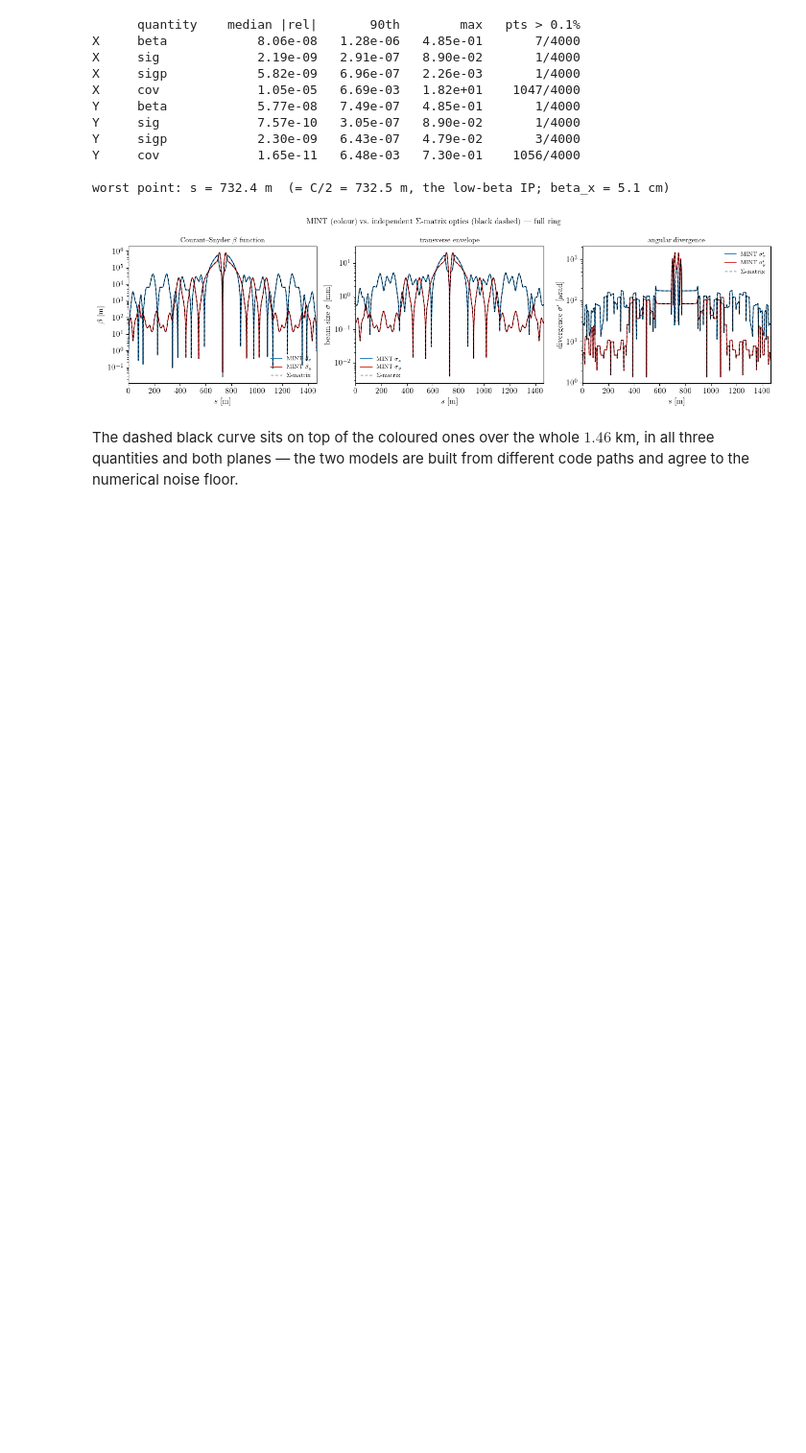
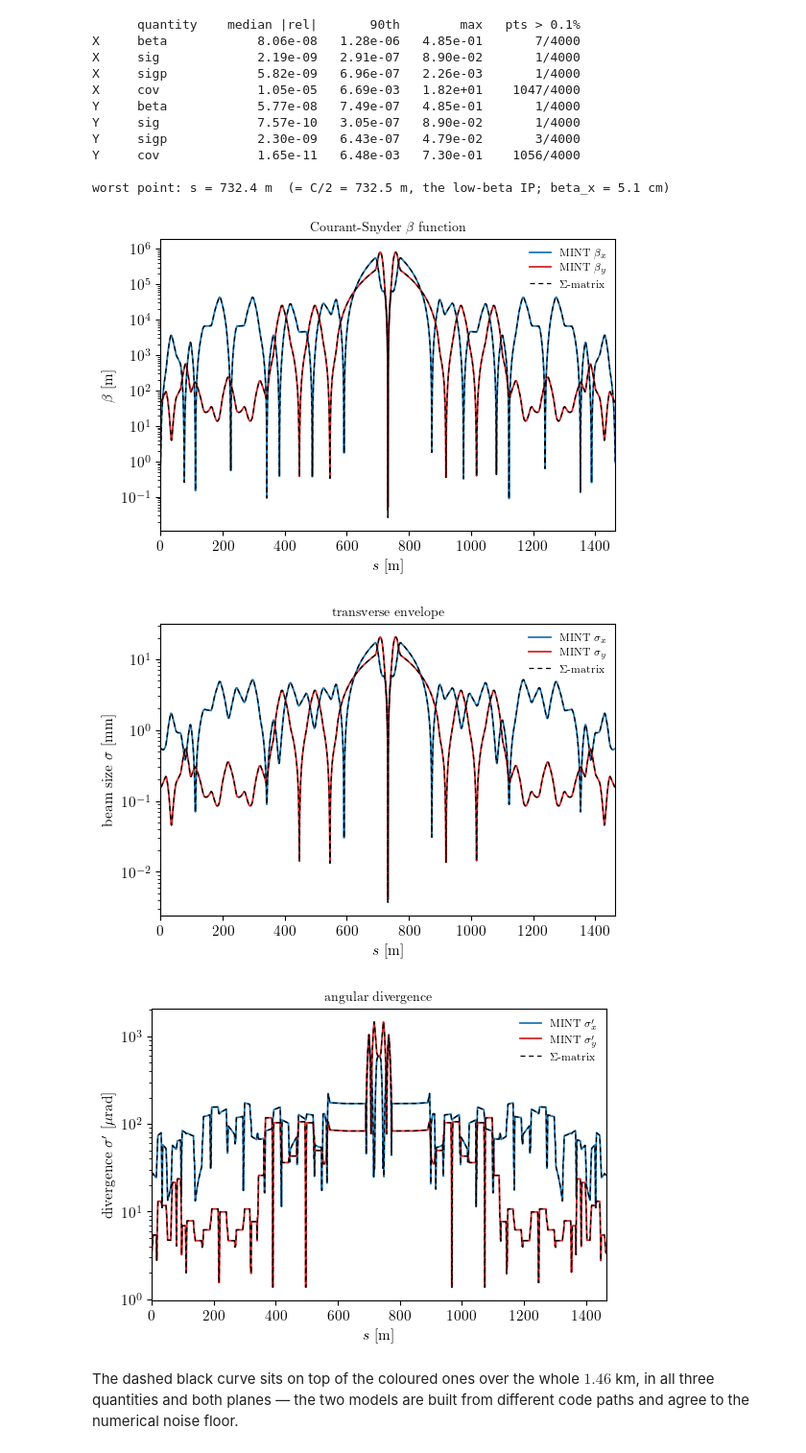
Before and after one commit to jchoi55/MINT, a Jupyter notebook: MINT_examples/beam_optics_plots.ipynb, the cells around one changed output. Shown at 96% size. Drawn from its saved outputs; the diff is of its cells as text; code cells hidden in the pictures; blank space fills up the shorter version.

Commit message:
clean optics and det examples

```diff
--- a/MINT_examples/beam_optics_plots.ipynb
+++ b/MINT_examples/beam_optics_plots.ipynb
@@ -430,7 +437,13 @@ xe, ye = df.x.to_numpy(float), df.y.to_numpy(float)
 # MINT world frame: z along the beam at the IR center, x transverse; compare
 # shapes via the transverse sagitta profile
 zi, xi = ring.z(u) / 100, ring.x(u) / 100
-fig, axg = plt.subplots(1, 2, figsize=(11, 3.6))
+
+fig, axg = [], []
+for i in range(2):
+      fig_i, ax_i = mint.plot_tools.std_fig(figsize=(5, 4))
+      fig.append(fig_i)
+      axg.append(ax_i)
+
 axg[0].plot(zi, xi, lw=1.2)
 axg[0].set_xlabel("z [m]")
 axg[0].set_ylabel("x [m]")
@@ -439,6 +452,5 @@ axg[1].plot(s_m, (th - th[len(th)//2]) * 1e3, lw=1.2)
 axg[1].set_xlabel("s [m]")
 axg[1].set_ylabel(r"tangent angle [mrad]")
 axg[1].set_title("orbit direction along the IR", fontsize=10)
-plt.tight_layout()
 # %% [output]
 total bend: table sum = 823.5898 mrad, integrated tangent sweep = 823.5898 mrad
@@ -750,37 +759,44 @@ Y     cov             1.65e-11   6.48e-03   7.30e-01    1056/4000
 
 worst point: s = 732.4 m  (= C/2 = 732.5 m, the low-beta IP; beta_x = 5.1 cm)
 # %%
-fig, axs = plt.subplots(1, 3, figsize=(13.5, 3.9))
+fig = []
+axs = []
+for i in range(3):
+    fig_i, ax_i = mint.plot_tools.std_fig(figsize=(6, 4))
+    fig.append(fig_i)
+    axs.append(ax_i)
+
 COL = {"X": "tab:blue", "Y": "tab:red"}
 
 panels = [("beta", r"$\beta$ [m]",              r"\beta"),
           ("sig",  r"beam size $\sigma$ [mm]",  r"\sigma"),
           ("sigp", r"divergence $\sigma'$ [$\mu$rad]", r"\sigma'")]
 scale  = {"beta": 1.0, "sig": 1e3, "sigp": 1e6}
 
 for ax, (key, ylab, sym) in zip(axs, panels):
     for P in ("X", "Y"):
         ax.plot(s_cmp, REF[P][key] * scale[key], color=COL[P], lw=1.3,
                 label=rf"MINT ${sym}_{{{P.lower()}}}$")
     for P in ("X", "Y"):
         ax.plot(s_cmp, IND[P][key] * scale[key], "k--", lw=0.9, dashes=(4, 3),
                 label=r"$\Sigma$-matrix" if P == "X" else None)
     ax.set_yscale("log")
     ax.set_xlabel(r"$s$ [m]")
     ax.set_ylabel(ylab)
     ax.set_xlim(0, C_RING)
     ax.legend(fontsize=8, frameon=False, ncol=1)
 
-axs[0].set_title(r"Courant--Snyder $\beta$ function", fontsize=10)
+axs[0].set_title(r"Courant-Snyder $\beta$ function", fontsize=10)
 axs[1].set_title("transverse envelope", fontsize=10)
 axs[2].set_title("angular divergence", fontsize=10)
-fig.suptitle(r"MINT (colour) vs.\ independent $\Sigma$-matrix optics "
-             r"(black dashed) --- full ring", fontsize=11)
-fig.tight_layout()
-fig.savefig("plots/beam_optics_sigma_matrix_validation.pdf",
-            bbox_inches="tight")
+
+for fig_i, name in zip(fig, ["beta", "sig", "sigp"]):
+    fig_i.savefig(f"plots/beam_optics_sigma_matrix_validation_{name}.pdf",
+                  bbox_inches="tight")
 # %% [output]
-[figure, old version]
+[figure, new version]
+[figure, added]
+[figure, added]
 # %% [markdown]
 The dashed black curve sits on top of the coloured ones over the whole
 $1.46$ km, in all three quantities and both planes — the two models are
```
Also changed, not shown: parts of 13 cells of this notebook, 24 other files.
